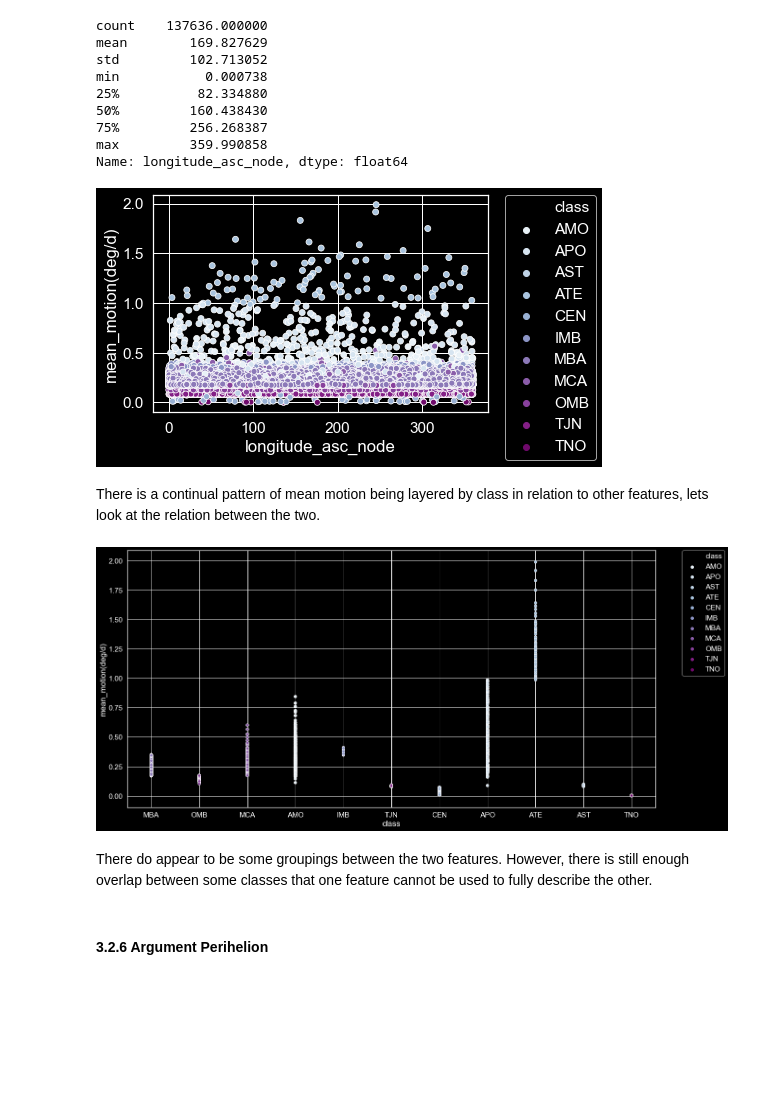
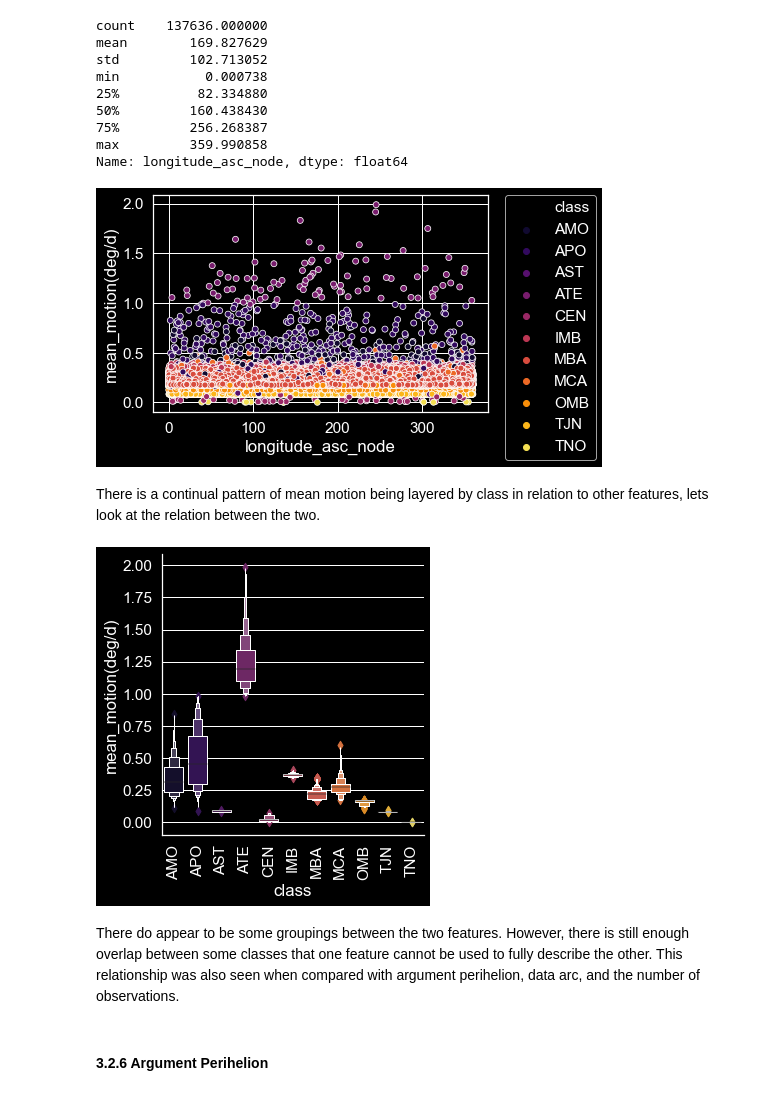
Before and after one commit to emilybocim/springboard, a Jupyter notebook: Capstone Two/Asteroids_EDA.ipynb, the cells around one changed output. Cells and saved outputs as stored; diff of their text form; code cells hidden in the pictures; blank space fills up the shorter version.

```diff
--- a/Capstone Two/Asteroids_EDA.ipynb
+++ b/Capstone Two/Asteroids_EDA.ipynb
@@ -85,4 +85,7 @@ df['class'].dtypes
 CategoricalDtype(categories=['AMO', 'APO', 'AST', 'ATE', 'CEN', 'IMB', 'MBA', 'MCA',
                   'OMB', 'TJN', 'TNO'],
                  ordered=False)
+# %%
+#Set Plot Colors
+sns.set_palette('inferno', 11)
 # %%
@@ -293,22 +297,21 @@ min           0.000738
 max         359.990858
 Name: longitude_asc_node, dtype: float64
 # %%
-sns.scatterplot(x='longitude_asc_node', y='mean_motion(deg/d)', data=df, hue='class', palette='BuPu');
+sns.scatterplot(x='longitude_asc_node', y='mean_motion(deg/d)', data=df, hue='class', palette='inferno');
 plt.legend(bbox_to_anchor=(1.05, 1), loc=2, borderaxespad=0.)
 plt.show()
 # %% [output]
-[figure, old version]
+[figure, new version]
 # %% [markdown]
 There is a continual pattern of mean motion being layered by class in relation to other features, lets look at the relation between the two.
 # %%
-plt.figure(figsize=(20,10))
-sns.scatterplot(x='class', y='mean_motion(deg/d)', data=df, hue='class', palette='BuPu');
-plt.legend(bbox_to_anchor=(1.05, 1), loc=2, borderaxespad=0.)
-plt.show()
+sns.catplot(x='class', y='mean_motion(deg/d)', data=df, kind='boxen', palette='inferno')
+plt.xticks(rotation=90)
+plt.show();
 # %% [output]
-[figure, old version]
+[figure, new version]
 # %% [markdown]
-There do appear to be some groupings between the two features. However, there is still enough overlap between some classes that one feature cannot be used to fully describe the other.
+There do appear to be some groupings between the two features. However, there is still enough overlap between some classes that one feature cannot be used to fully describe the other. This relationship was also seen when compared with argument perihelion, data arc, and the number of observations.
 # %% [markdown]
 #### 3.2.6 Argument Perihelion
 # %%
```
Also changed, not shown: parts of 35 cells of this notebook.
